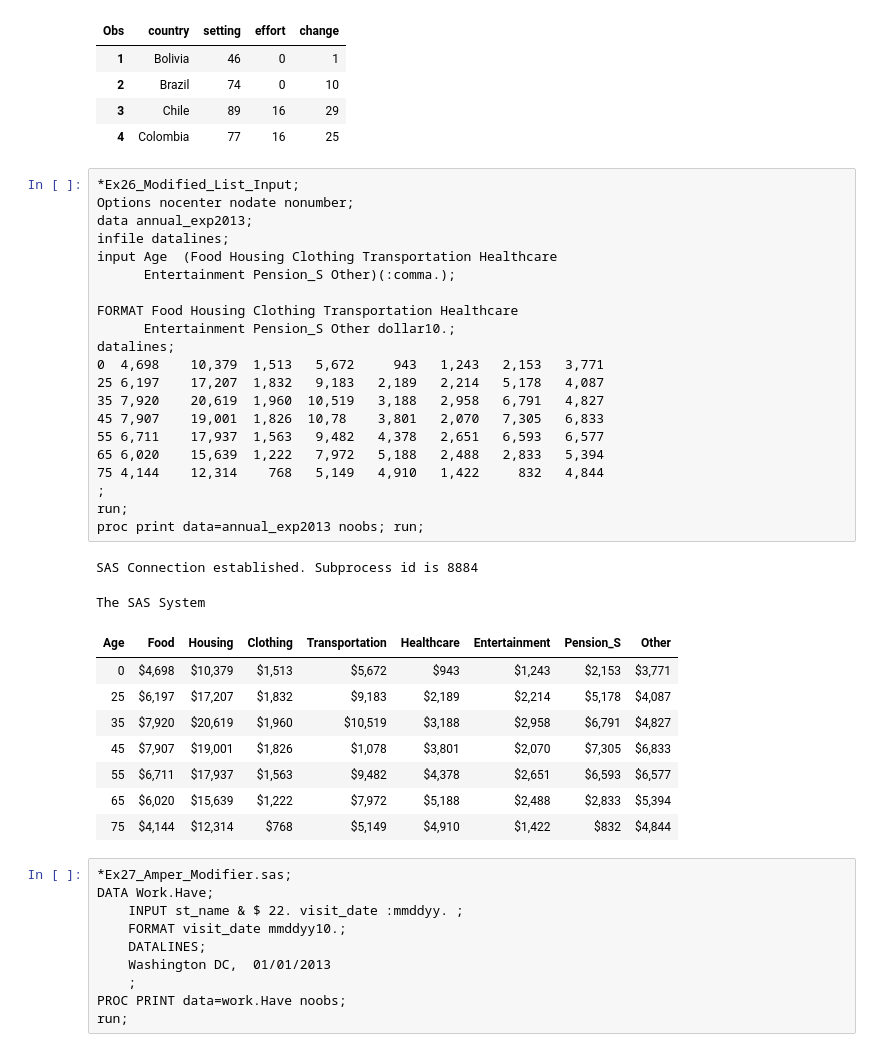
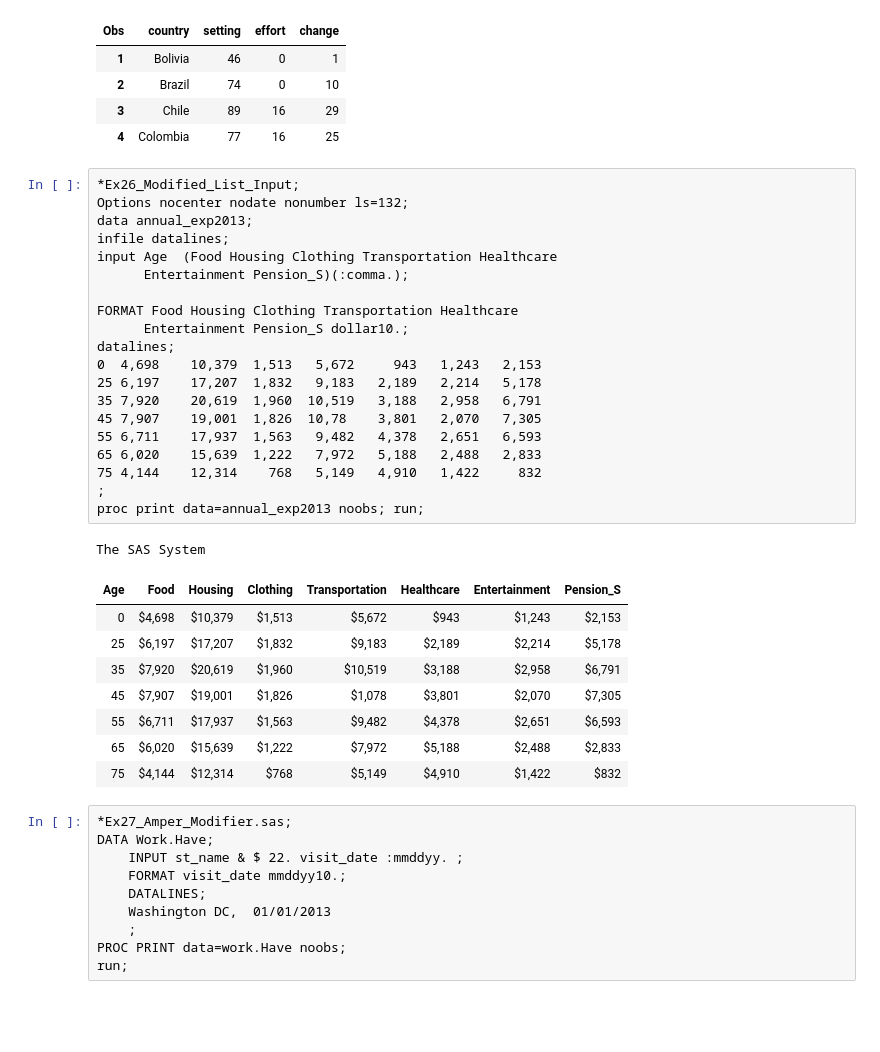
Before and after one commit to ProcJimi/curriculum, a Jupyter notebook: Week2/Week2.ipynb, the cells around one changed output. Saved outputs shown, nothing was run; the diff lists cells and outputs as text; blank space fills up the shorter version.

```diff
--- a/Week2/Week2.ipynb
+++ b/Week2/Week2.ipynb
@@ -1265,36 +1265,34 @@ Formatted Input
 | 4 | Colombia | 77 | 16 | 25 |
 # %%
 *Ex26_Modified_List_Input;
-Options nocenter nodate nonumber;
+Options nocenter nodate nonumber ls=132;
 data annual_exp2013;
 infile datalines;
 input Age  (Food Housing Clothing Transportation Healthcare
-      Entertainment	Pension_S Other)(:comma.);
+      Entertainment	Pension_S)(:comma.);
 
 FORMAT Food Housing Clothing Transportation Healthcare
-      Entertainment	Pension_S Other dollar10.;
+      Entertainment	Pension_S dollar10.;
 datalines;
-0  4,698    10,379  1,513   5,672     943   1,243   2,153   3,771
-25 6,197    17,207  1,832   9,183   2,189   2,214   5,178   4,087
-35 7,920    20,619  1,960  10,519   3,188   2,958   6,791   4,827
-45 7,907    19,001  1,826  10,78    3,801   2,070   7,305   6,833
-55 6,711    17,937  1,563   9,482   4,378   2,651   6,593   6,577
-65 6,020    15,639  1,222   7,972   5,188   2,488   2,833   5,394
-75 4,144    12,314    768   5,149   4,910   1,422     832   4,844
+0  4,698    10,379  1,513   5,672     943   1,243   2,153
+25 6,197    17,207  1,832   9,183   2,189   2,214   5,178
+35 7,920    20,619  1,960  10,519   3,188   2,958   6,791
+45 7,907    19,001  1,826  10,78    3,801   2,070   7,305
+55 6,711    17,937  1,563   9,482   4,378   2,651   6,593
+65 6,020    15,639  1,222   7,972   5,188   2,488   2,833
+75 4,144    12,314    768   5,149   4,910   1,422     832
 ;
-run;
 proc print data=annual_exp2013 noobs; run;
 # %% [output]
-SAS Connection established. Subprocess id is 8884
+The SAS System
-The SAS System
-| Age | Food | Housing | Clothing | Transportation | Healthcare | Entertainment | Pension_S | Other |
-| 0 | $4,698 | $10,379 | $1,513 | $5,672 | $943 | $1,243 | $2,153 | $3,771 |
-| 25 | $6,197 | $17,207 | $1,832 | $9,183 | $2,189 | $2,214 | $5,178 | $4,087 |
-| 35 | $7,920 | $20,619 | $1,960 | $10,519 | $3,188 | $2,958 | $6,791 | $4,827 |
-| 45 | $7,907 | $19,001 | $1,826 | $1,078 | $3,801 | $2,070 | $7,305 | $6,833 |
-| 55 | $6,711 | $17,937 | $1,563 | $9,482 | $4,378 | $2,651 | $6,593 | $6,577 |
-| 65 | $6,020 | $15,639 | $1,222 | $7,972 | $5,188 | $2,488 | $2,833 | $5,394 |
-| 75 | $4,144 | $12,314 | $768 | $5,149 | $4,910 | $1,422 | $832 | $4,844 |
+| Age | Food | Housing | Clothing | Transportation | Healthcare | Entertainment | Pension_S |
+| 0 | $4,698 | $10,379 | $1,513 | $5,672 | $943 | $1,243 | $2,153 |
+| 25 | $6,197 | $17,207 | $1,832 | $9,183 | $2,189 | $2,214 | $5,178 |
+| 35 | $7,920 | $20,619 | $1,960 | $10,519 | $3,188 | $2,958 | $6,791 |
+| 45 | $7,907 | $19,001 | $1,826 | $1,078 | $3,801 | $2,070 | $7,305 |
+| 55 | $6,711 | $17,937 | $1,563 | $9,482 | $4,378 | $2,651 | $6,593 |
+| 65 | $6,020 | $15,639 | $1,222 | $7,972 | $5,188 | $2,488 | $2,833 |
+| 75 | $4,144 | $12,314 | $768 | $5,149 | $4,910 | $1,422 | $832 |
 # %%
 *Ex27_Amper_Modifier.sas;
 DATA Work.Have;
```
